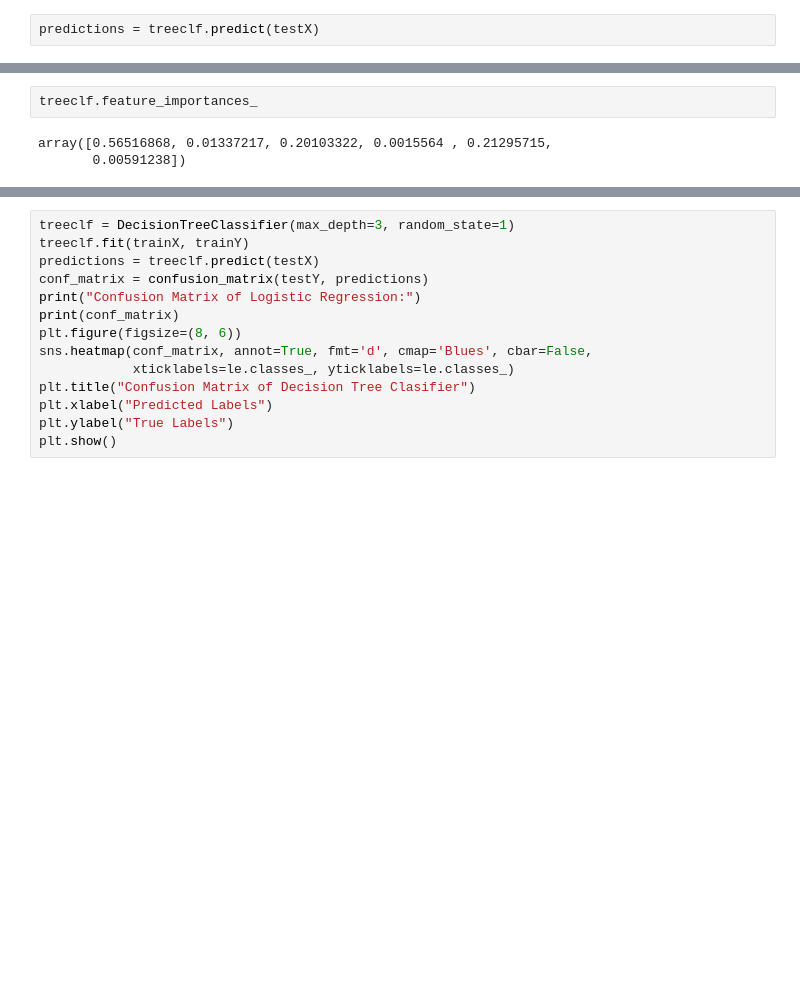
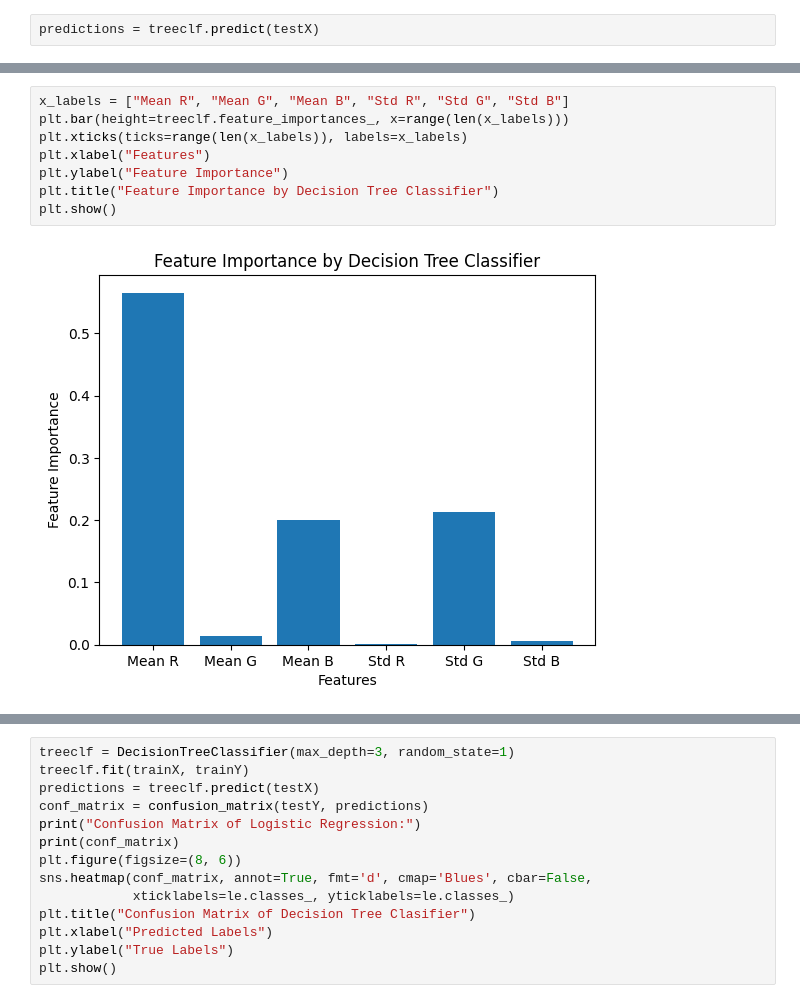
Before and after one commit to A02276327/CS5830_project8, a Jupyter notebook: Project8.ipynb, the cells around one changed output, grey strips where cells are left out. Drawn from its saved outputs; the diff is of its cells as text; blank space fills up the shorter version.

```diff
--- a/Project8.ipynb
+++ b/Project8.ipynb
@@ -193,7 +201,12 @@ display(svg)
 # %% [output]
 [drawing not drawn]
 # %%
-treeclf.feature_importances_
+x_labels = ["Mean R", "Mean G", "Mean B", "Std R", "Std G", "Std B"]
+plt.bar(height=treeclf.feature_importances_, x=range(len(x_labels)))
+plt.xticks(ticks=range(len(x_labels)), labels=x_labels)
+plt.xlabel("Features")
+plt.ylabel("Feature Importance")
+plt.title("Feature Importance by Decision Tree Classifier")
+plt.show()
 # %% [output]
-array([0.56516868, 0.01337217, 0.20103322, 0.0015564 , 0.21295715,
-       0.00591238])
+[figure, added]
```
Also changed, not shown: parts of 40 cells of this notebook, 6 other files.
